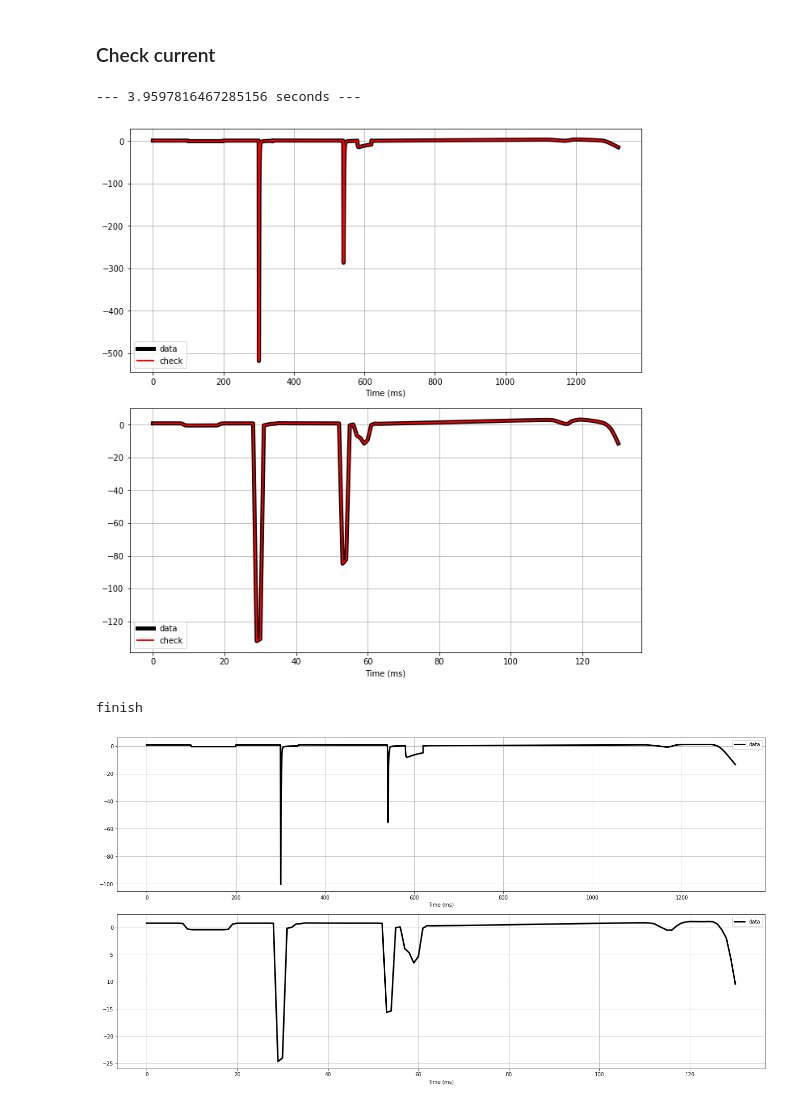
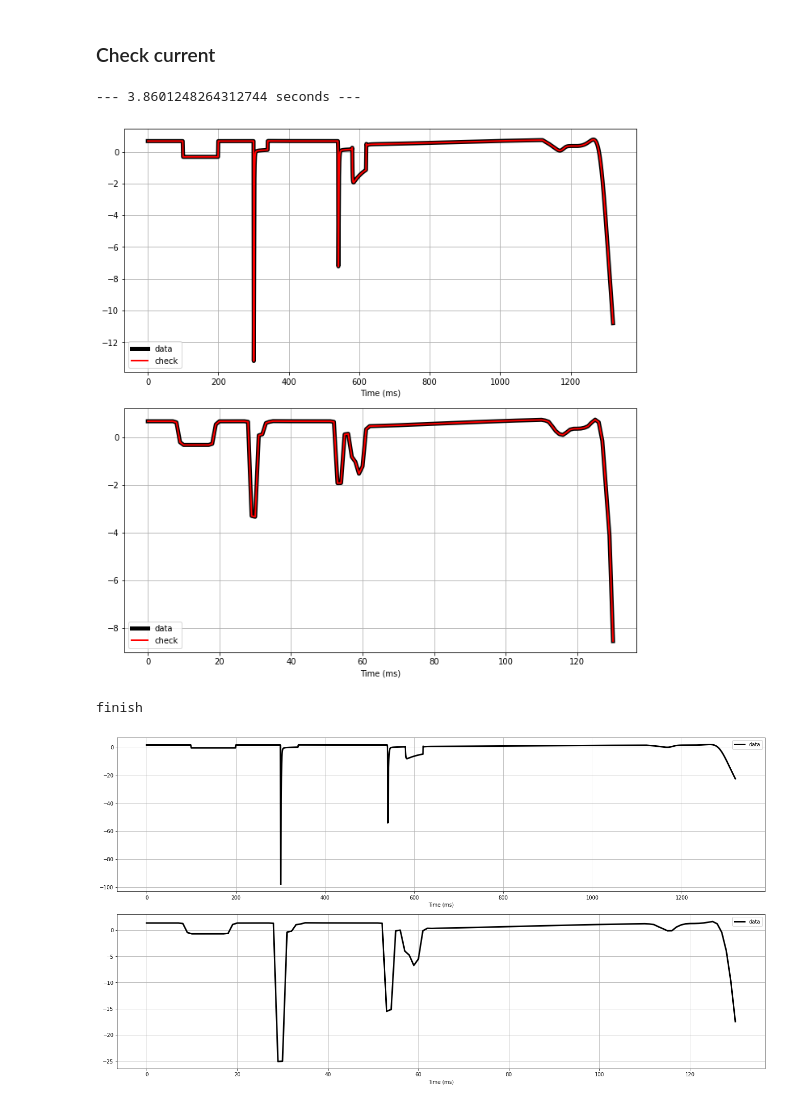
Before and after one commit to jksong1212/Electrophysiology-CiPA, a Jupyter notebook: Projects/CiPA_JK/Generate_dataset/Check_dataset.ipynb, the cells around one changed output. Cells and saved outputs as stored; diff of their text form; code cells hidden in the pictures.

```diff
--- a/Projects/CiPA_JK/Generate_dataset/Check_dataset.ipynb
+++ b/Projects/CiPA_JK/Generate_dataset/Check_dataset.ipynb
@@ -40,7 +40,7 @@ gen_params = {
     'log_li' : ['ina.INa', 'inal.INaL', 'ito.Ito', 'ical.ICaL', 'ical.ICaNa', 'ical.ICaK', 'ikr.IKr', 'iks.IKs', 'ik1.IK1', 'inaca.INaCa', 'inacass.INaCa_ss', 'inak.INaK', 'ikb.IKb', 'inab.INab', 'icab.ICab', 'ipca.IpCa'],
     'save_log_li' : ['ina.INa', 'ikr.IKr', 'iks.IKs', 'ito.Ito', 'ical.ICaL',  'ik1.IK1', 'inal.INaL'],
     'nData' : 5,
-    'dataset_dir' : "ohara2017_LeemV1_fixedconc_Endocardial_gadj0to1",
+    'dataset_dir' : "newordherg_qNet_fixedconc_v1_LeemV1_Endocardial",
 }
 # gen_params['dataset_dir'] = gen_params['dataset_dir'] + f"_w{gen_params['window']}_s{gen_params['step_size']}"
 print( gen_params['dataset_dir'] )
@@ -88,7 +88,7 @@ print( min_dts.min(), max_dts.max())
 # %%
 start_time = time.time()
 
-model, p, s = myokit.load("../../../mmt-model-files/newordherg_qNet_vc_fixedconc-v1.mmt")
+model, p, s = myokit.load("../../../mmt-model-files/newordherg_qNet_fixedconc-v1.mmt")
 sim = simulator_myokit.Simulator(model, VC_protocol, max_step=1.0, abs_tol=1e-06, rel_tol=1e-6, vhold=-80)  # 1e-12, 1e-14  # 1e-08, 1e-10
 
 # Control setting
@@ -96,18 +96,21 @@ params = {
     'cell.mode': cell_types["Endocardial"],
     'setting.simType': 1,   # 0: AP   |  1: VC
 
-    'ikr.Kmax': 0,
-    'ikr.Kt': 0,
-    'ikr.GKrfc': 1.1,
-    'ikr.Temp': 37,
+    'ikr.Temp' : 37,
+    'ikr.Kt' : 3.5e-05,
+    'ikr.Kmax' : 0,
+    'ikr.Ku' : 0,
+    'ikr.n' : 1,
+    'ikr.halfmax' : 1,
+    'ikr.Vhalf' : 1,
 }
 sim.set_simulation_params(params)
 
 print("--- %s seconds ---"%(time.time()-start_time))
 # %% [output]
---- 3.9597816467285156 seconds ---
+--- 3.8601248264312744 seconds ---
 # %%
-dataNo = 10
+dataNo = 100
 
 sol1 = {}
 sol1["Time"] = xs[dataNo][0]
@@ -148,34 +151,34 @@ sol2["window"] = get_currents_with_constant_dt(params=ds_params, x=[sol2["Time"]
 # sol2 = pd.DataFrame(data=sol2)
 # sol2.head()
 # np.random.normal(0, noise_sigma, current.shape) # add noise
 
 '''
 Plot
 '''
 fig, ax = plt.subplots(2,1, figsize=(10,10))
 
 ax[0].set_xlabel('Time (ms)')
 # ax[0].set_ylabel(f'{name}')
 ax[0].plot( sol1['Time'], sol1['I_ion'], label='data', color='k', linewidth=5)
 ax[0].plot( sol2['Time'], sol2['I_ion'], label='check', color='r', linewidth=2)
 ax[0].legend()
 ax[0].grid()
 
 ax[1].set_xlabel('Time (ms)')
 # ax[1].set_ylabel(f'{name}')
 ax[1].plot( sol1['window'], label='data', color='k', linewidth=5)
 ax[1].plot( sol2['window'], label='check', color='r', linewidth=2)
 ax[1].legend()
 ax[1].grid()
 
 
 # ax[-1].set_ylim(-5, 5)
 
 plt.subplots_adjust(left=0.07, bottom=0.05, right=0.95, top=0.95, wspace=0.5, hspace=0.15)
 # fig.savefig(os.path.join('Test_results', f"{dataNo}.jpg"), dpi=100)
 plt.show()
 # %% [output]
-[figure, old version]
+[figure, new version]
 # %%
 for dataNo in range(1):
 
@@ -248,4 +251,4 @@ for dataNo in range(1):
 print("finish")
 # %% [output]
 finish
-[figure, old version]
+[figure, new version]
```
Also changed, not shown: parts of 3 cells of this notebook, 15 other files.
